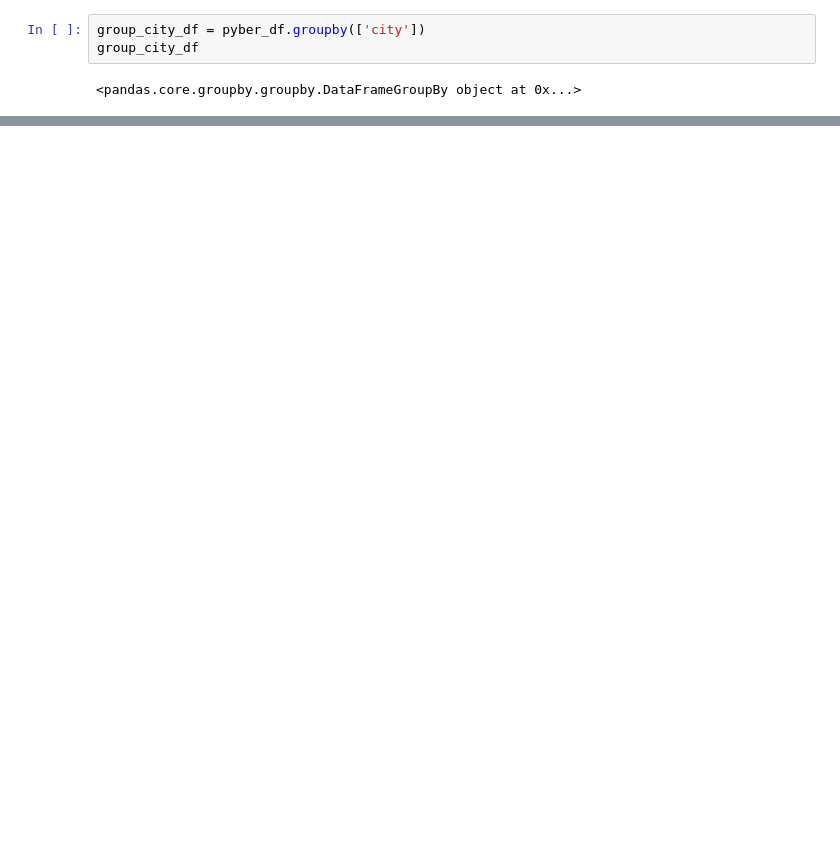
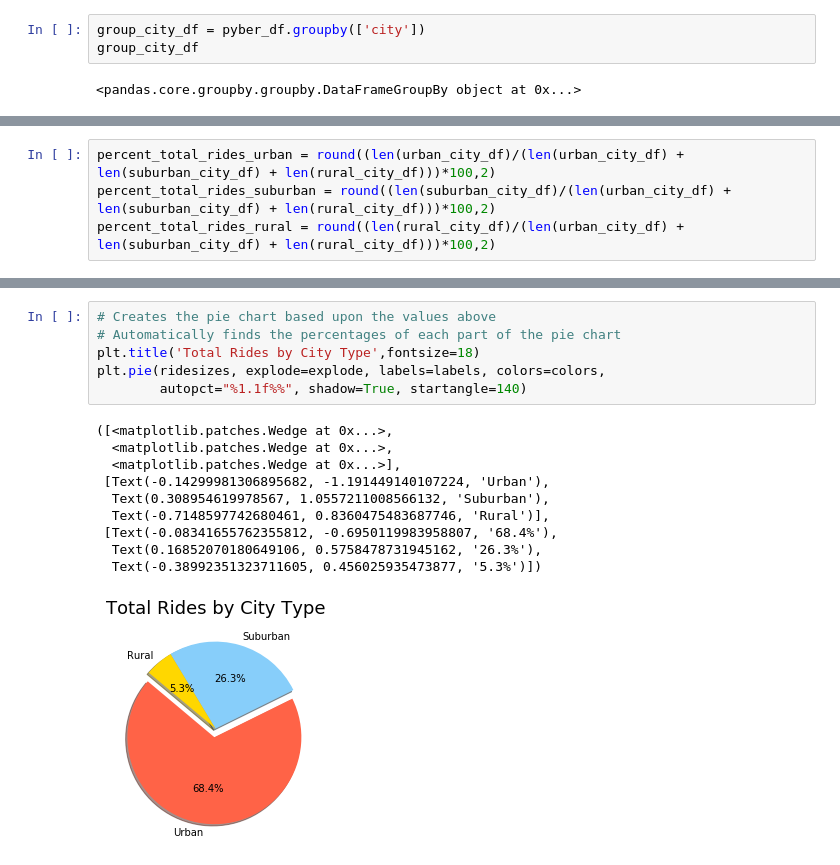
Before and after one commit to damuakula/Pyber_challenge, a Jupyter notebook: pyber_scatter.ipynb, the cells around one changed output, grey strips where cells are left out. Drawn from its saved outputs; the diff is of its cells as text; blank space fills up the shorter version.

```diff
--- a/pyber_scatter.ipynb
+++ b/pyber_scatter.ipynb
@@ -80,0 +67,4 @@ total_rides_per_city = group_city_df["ride_id"].count()
+# %%
+percent_total_rides_urban = round((len(urban_city_df)/(len(urban_city_df) + len(suburban_city_df) + len(rural_city_df)))*100,2)
+percent_total_rides_suburban = round((len(suburban_city_df)/(len(urban_city_df) + len(suburban_city_df) + len(rural_city_df)))*100,2)
+percent_total_rides_rural = round((len(rural_city_df)/(len(urban_city_df) + len(suburban_city_df) + len(rural_city_df)))*100,2)
@@ -96,0 +153,17 @@ plt.show
+# %%
+# Creates the pie chart based upon the values above
+# Automatically finds the percentages of each part of the pie chart
+plt.title('Total Rides by City Type',fontsize=18)
+plt.pie(ridesizes, explode=explode, labels=labels, colors=colors,
+        autopct="%1.1f%%", shadow=True, startangle=140)
+# %% [output]
+([<matplotlib.patches.Wedge at 0x...>,
+  <matplotlib.patches.Wedge at 0x...>,
+  <matplotlib.patches.Wedge at 0x...>],
+ [Text(-0.14299981306895682, -1.191449140107224, 'Urban'),
+  Text(0.308954619978567, 1.0557211008566132, 'Suburban'),
+  Text(-0.7148597742680461, 0.8360475483687746, 'Rural')],
+ [Text(-0.08341655762355812, -0.6950119983958807, '68.4%'),
+  Text(0.16852070180649106, 0.5758478731945162, '26.3%'),
+  Text(-0.38992351323711605, 0.456025935473877, '5.3%')])
+[figure, added]
```
Also changed, not shown: parts of 19 cells of this notebook.
